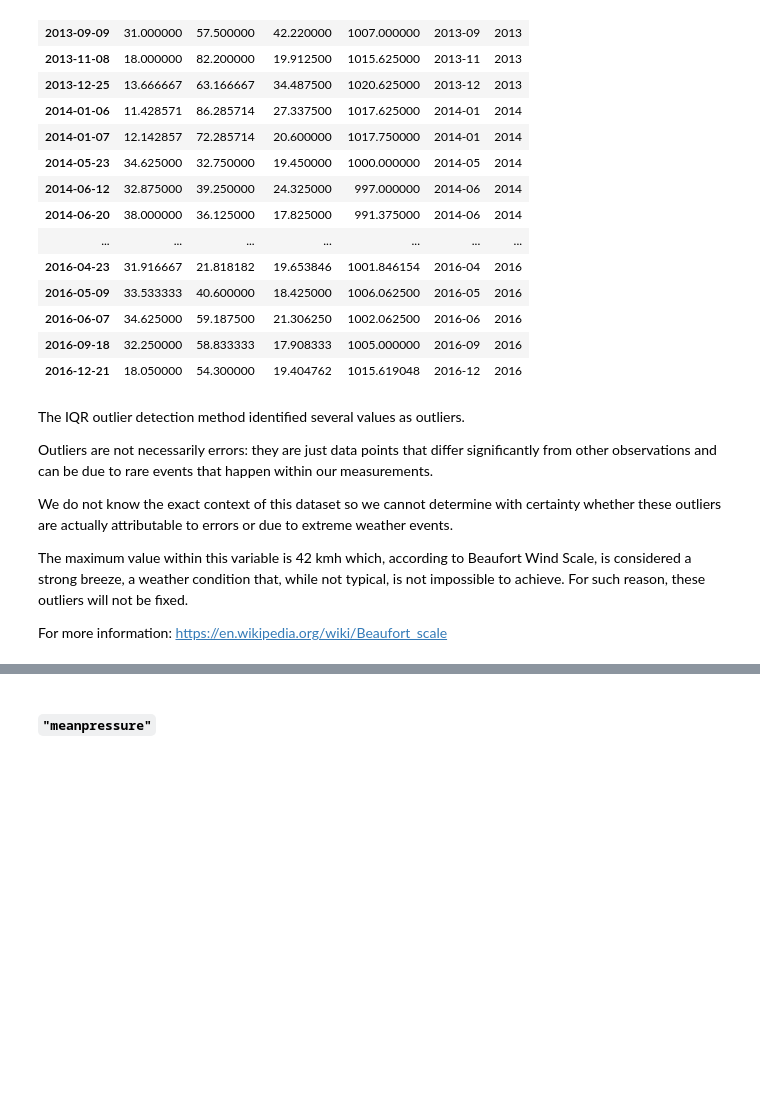
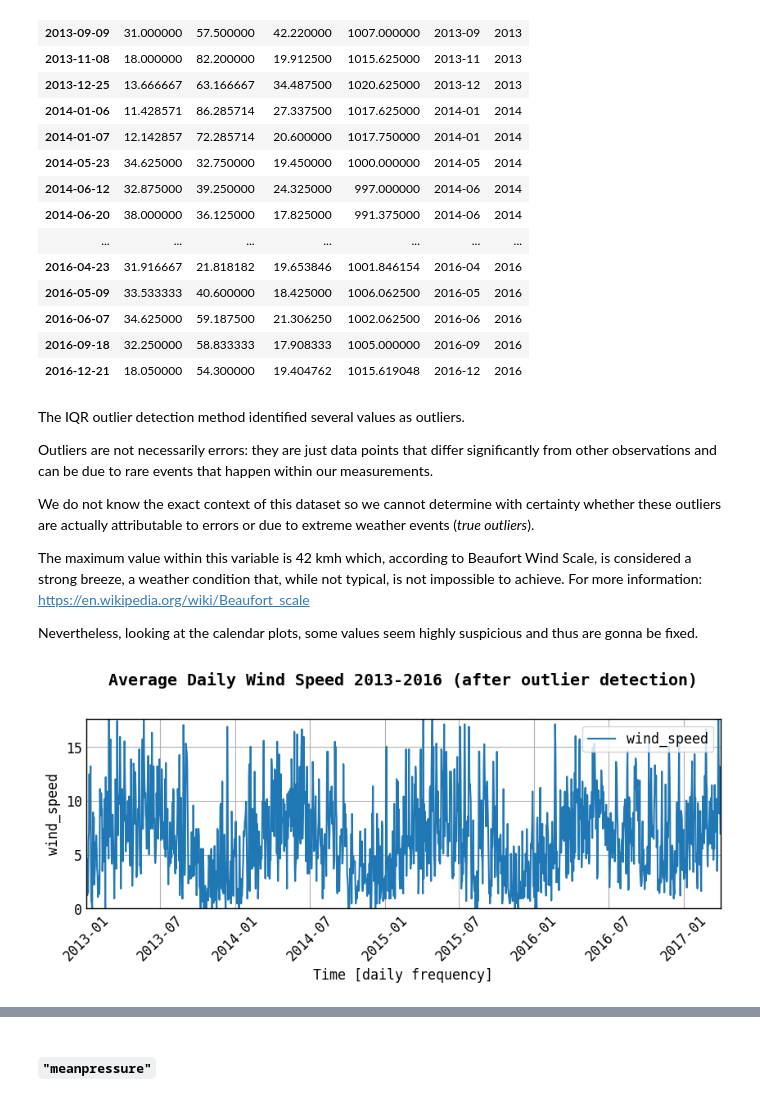
Before and after one commit to marcocolognesi/Weather_Forecast, a Jupyter notebook: project.ipynb, the cells around one changed output, grey strips where cells are left out. Saved outputs shown, nothing was run; the diff lists cells and outputs as text; code cells hidden in the pictures; blank space fills up the shorter version.

```diff
--- a/project.ipynb
+++ b/project.ipynb
@@ -617,8 +617,9 @@ The IQR outlier detection method identified several values as outliers.
 
 Outliers are not necessarily errors: they are just data points that differ significantly from other observations and can be due to rare events that happen within our measurements.
 
-We do not know the exact context of this dataset so we cannot determine with certainty whether these outliers are actually attributable to errors or due to extreme weather events.
+We do not know the exact context of this dataset so we cannot determine with certainty whether these outliers are actually attributable to errors or due to extreme weather events (*true outliers*).
 
-The maximum value within this variable is 42 kmh which, according to Beaufort Wind Scale, is considered a strong breeze, a weather condition that, while not typical, is not impossible to achieve. For such reason, these outliers will not be fixed.
+The maximum value within this variable is 42 kmh which, according to Beaufort Wind Scale, is considered a strong breeze, a weather condition that, while not typical, is not impossible to achieve.
+For more information: https://en.wikipedia.org/wiki/Beaufort_scale
 
-For more information: https://en.wikipedia.org/wiki/Beaufort_scale
+Nevertheless, looking at the calendar plots, some values seem highly suspicious and thus are gonna be fixed.
@@ -624,0 +642,13 @@ For more information: https://en.wikipedia.org/wiki/Beaufort_scale
+# %%
+# "wind_speed" plot
+plt.figure(figsize=(10,3))
+plt.grid()
+plt.plot(merged_df['wind_speed'], label='wind_speed')
+plt.title('Average Daily Wind Speed 2013-2016 (after outlier detection)', weight='bold')
+plt.xlabel('Time [daily frequency]')
+plt.tick_params(axis='x', rotation=45)
+plt.ylabel('wind_speed')
+plt.legend()
+plt.show()
+# %% [output]
+[figure, added]
```
Also changed, not shown: parts of 18 cells of this notebook.
